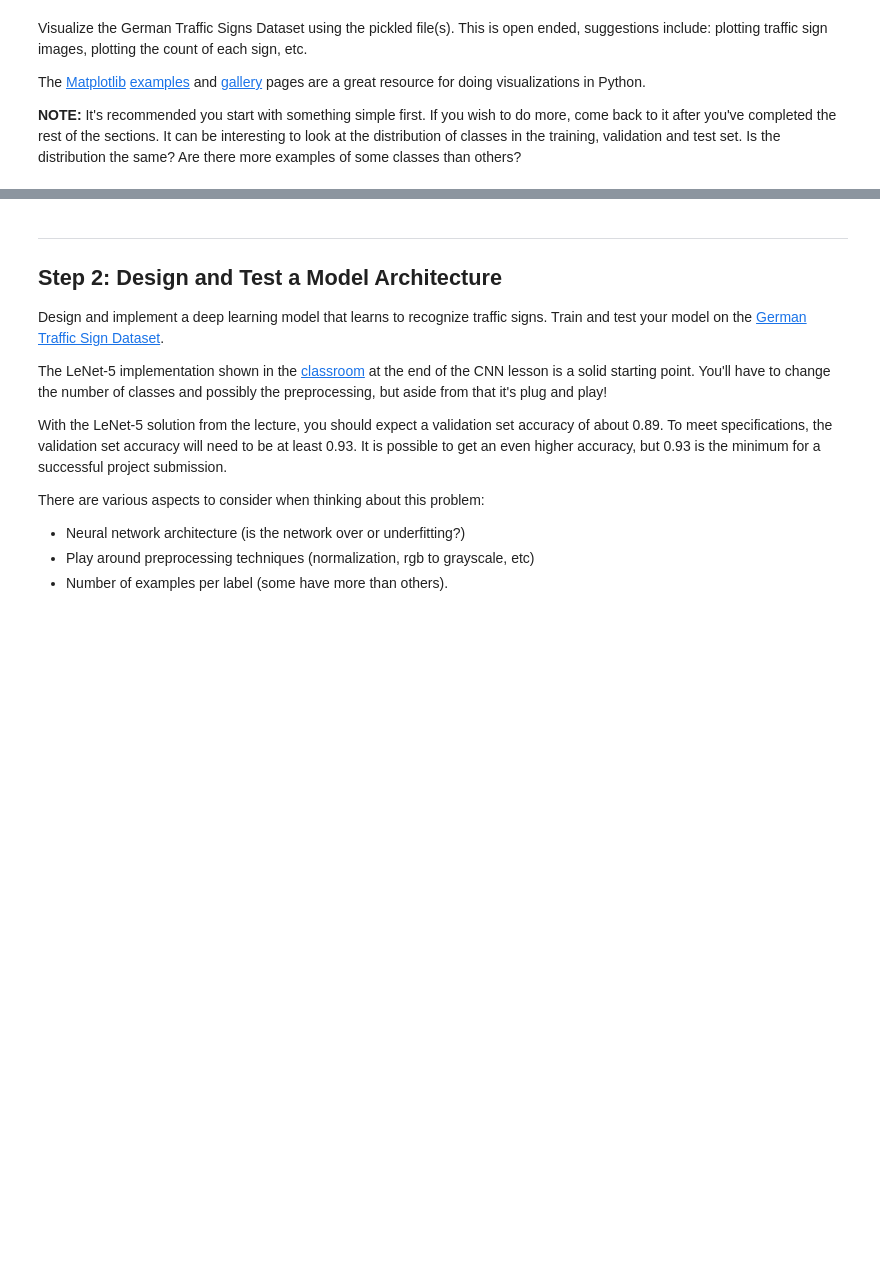
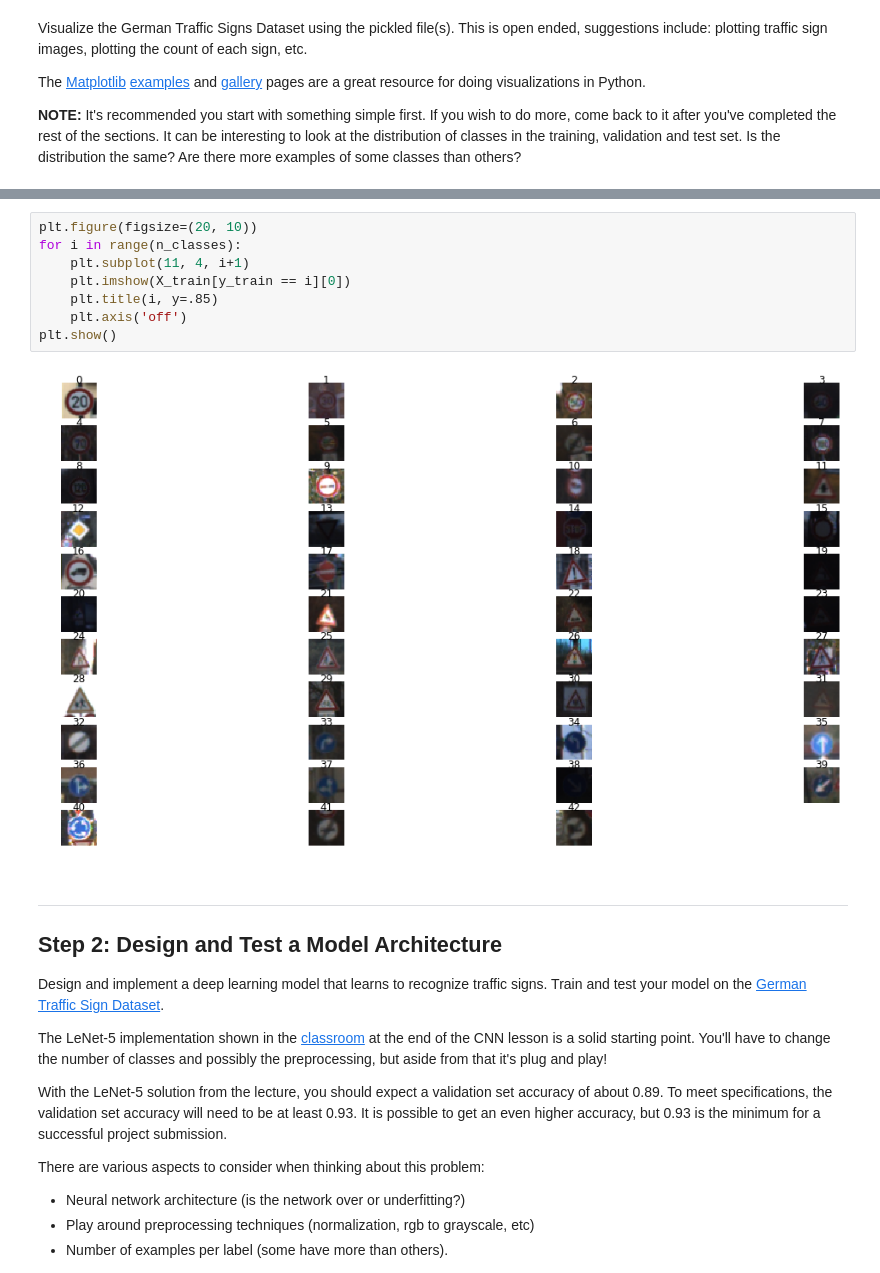
Before and after one commit to p-tricky/CarND-Traffic-Sign-Classifier-Project, a Jupyter notebook: Traffic_Sign_Classifier.ipynb, the cells around one changed output, grey strips where cells are left out. Saved outputs shown, nothing was run; the diff lists cells and outputs as text; blank space fills up the shorter version.

```diff
--- a/Traffic_Sign_Classifier.ipynb
+++ b/Traffic_Sign_Classifier.ipynb
@@ -112,3 +116,13 @@ plt.show()
+# %%
+plt.figure(figsize=(20, 10))
+for i in range(n_classes):
+    plt.subplot(11, 4, i+1)
+    plt.imshow(X_train[y_train == i][0])
+    plt.title(i, y=.85)
+    plt.axis('off')
+plt.show()
+# %% [output]
+[figure, added]
 # %% [markdown]
 ----
 
```
Also changed, not shown: parts of 9 cells of this notebook.
